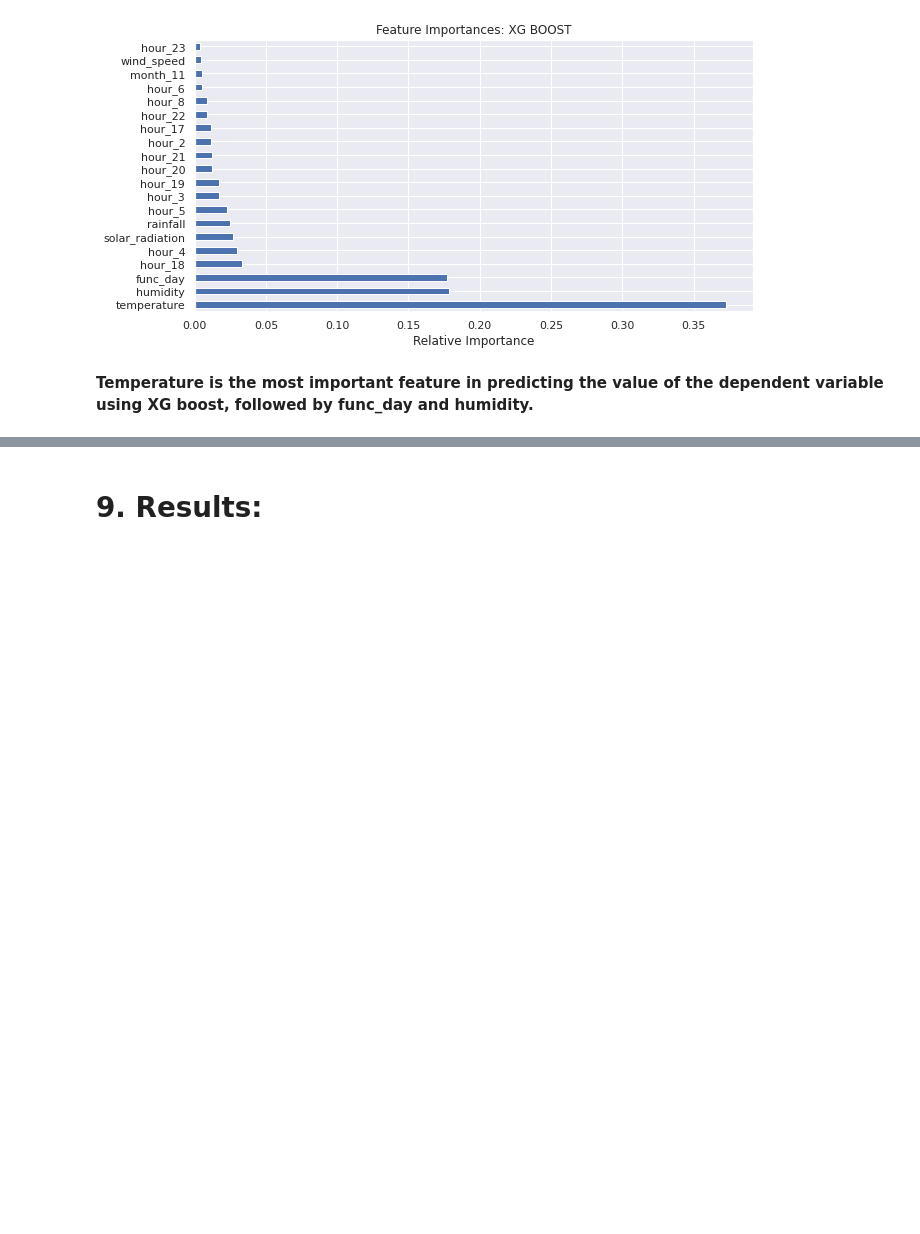
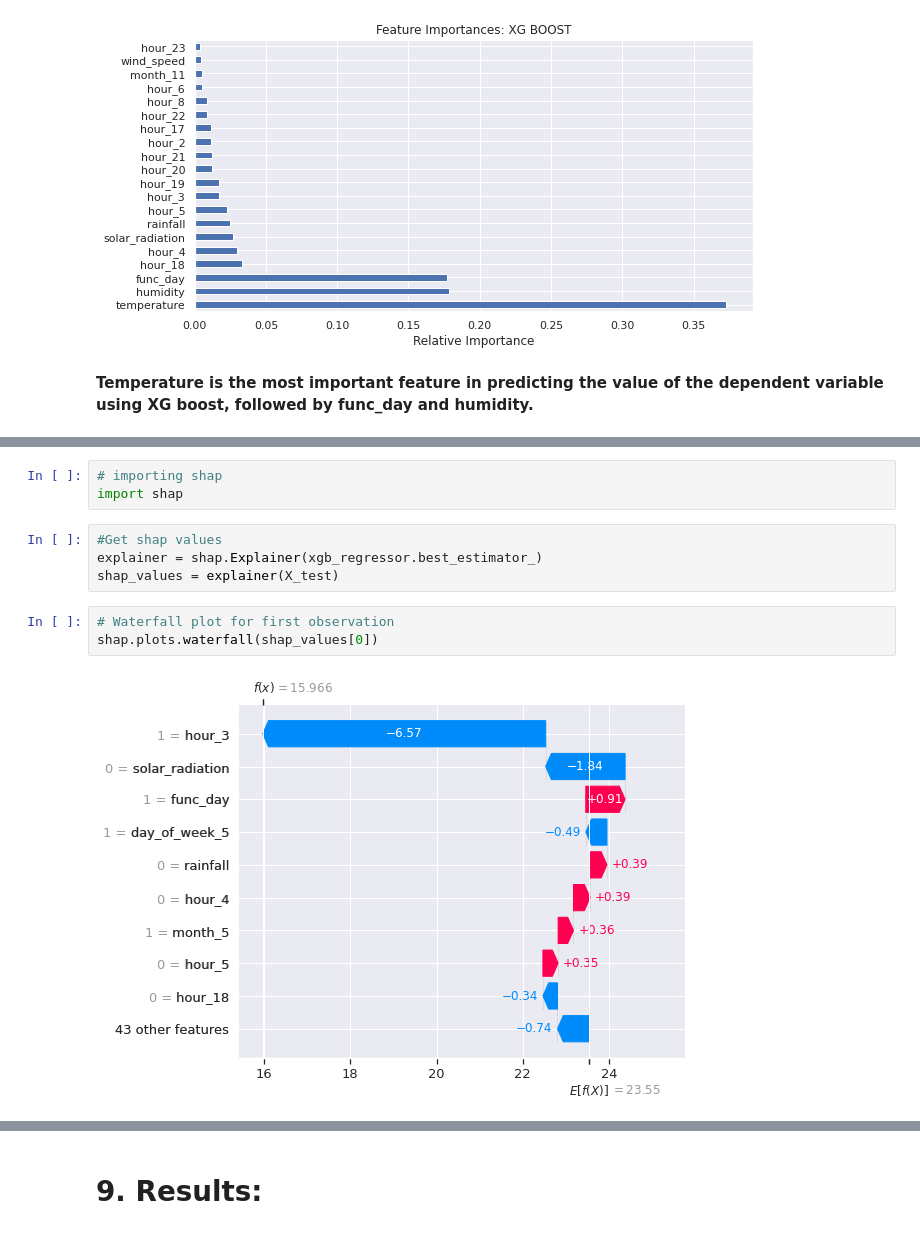
Before and after one commit to dileep-rawat/Capstone_Project_2--Bike_sharing_demand_prediction, a Jupyter notebook: Bike_Sharing_Demand_Prediction_Capstone_Project.ipynb, the cells around one changed output, grey strips where cells are left out. Saved outputs shown, nothing was run; the diff lists cells and outputs as text; blank space fills up the shorter version.

```diff
--- a/Bike_Sharing_Demand_Prediction_Capstone_Project.ipynb
+++ b/Bike_Sharing_Demand_Prediction_Capstone_Project.ipynb
@@ -1019,0 +1082,12 @@ plt.show()
+# %%
+# importing shap
+import shap
+# %%
+#Get shap values
+explainer = shap.Explainer(xgb_regressor.best_estimator_)
+shap_values = explainer(X_test)
+# %%
+# Waterfall plot for first observation
+shap.plots.waterfall(shap_values[0])
+# %% [output]
+[figure, added]
```
Also changed, not shown: parts of 49 cells of this notebook.
